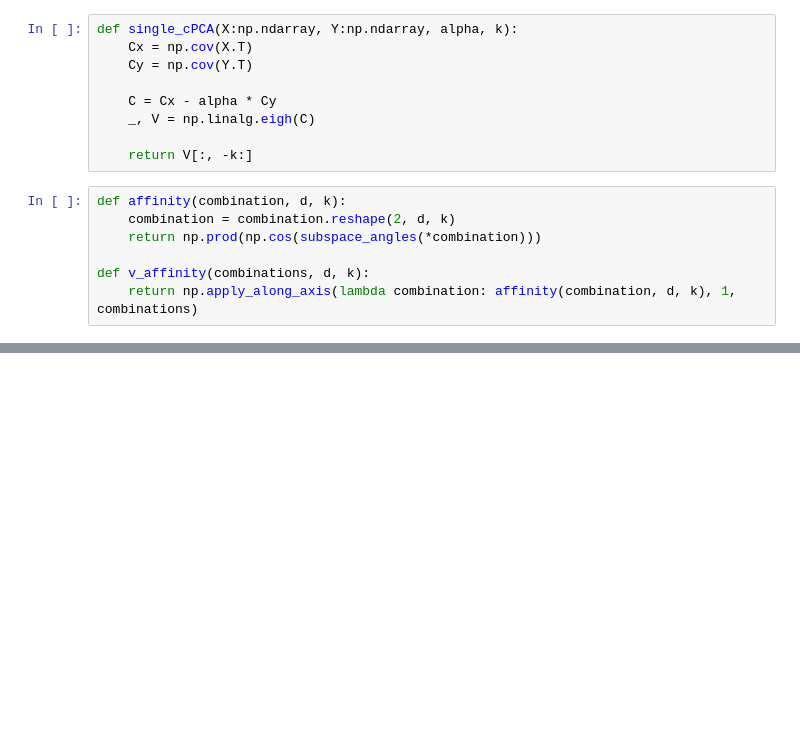
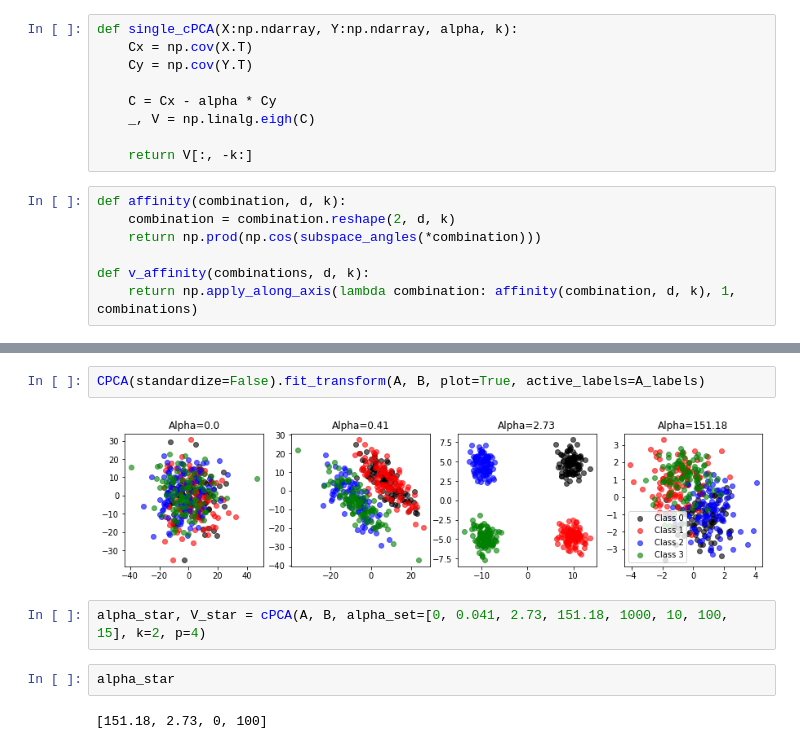
Before and after one commit to ahmadsalimi/DeepLearningIntro, a Jupyter notebook: cPCA/cPCA.ipynb, the cells around one changed output, grey strips where cells are left out. Saved outputs shown, nothing was run; the diff lists cells and outputs as text; blank space fills up the shorter version.

```diff
--- a/cPCA/cPCA.ipynb
+++ b/cPCA/cPCA.ipynb
@@ -316,0 +142,10 @@ sum(transformed_data.label == '0')
+# %%
+CPCA(standardize=False).fit_transform(A, B, plot=True, active_labels=A_labels)
+# %% [output]
+[figure, added]
+# %%
+alpha_star, V_star = cPCA(A, B, alpha_set=[0, 0.041, 2.73, 151.18, 1000, 10, 100, 15], k=2, p=4)
+# %%
+alpha_star
+# %% [output]
+[151.18, 2.73, 0, 100]
```
Also changed, not shown: parts of 55 cells of this notebook.
